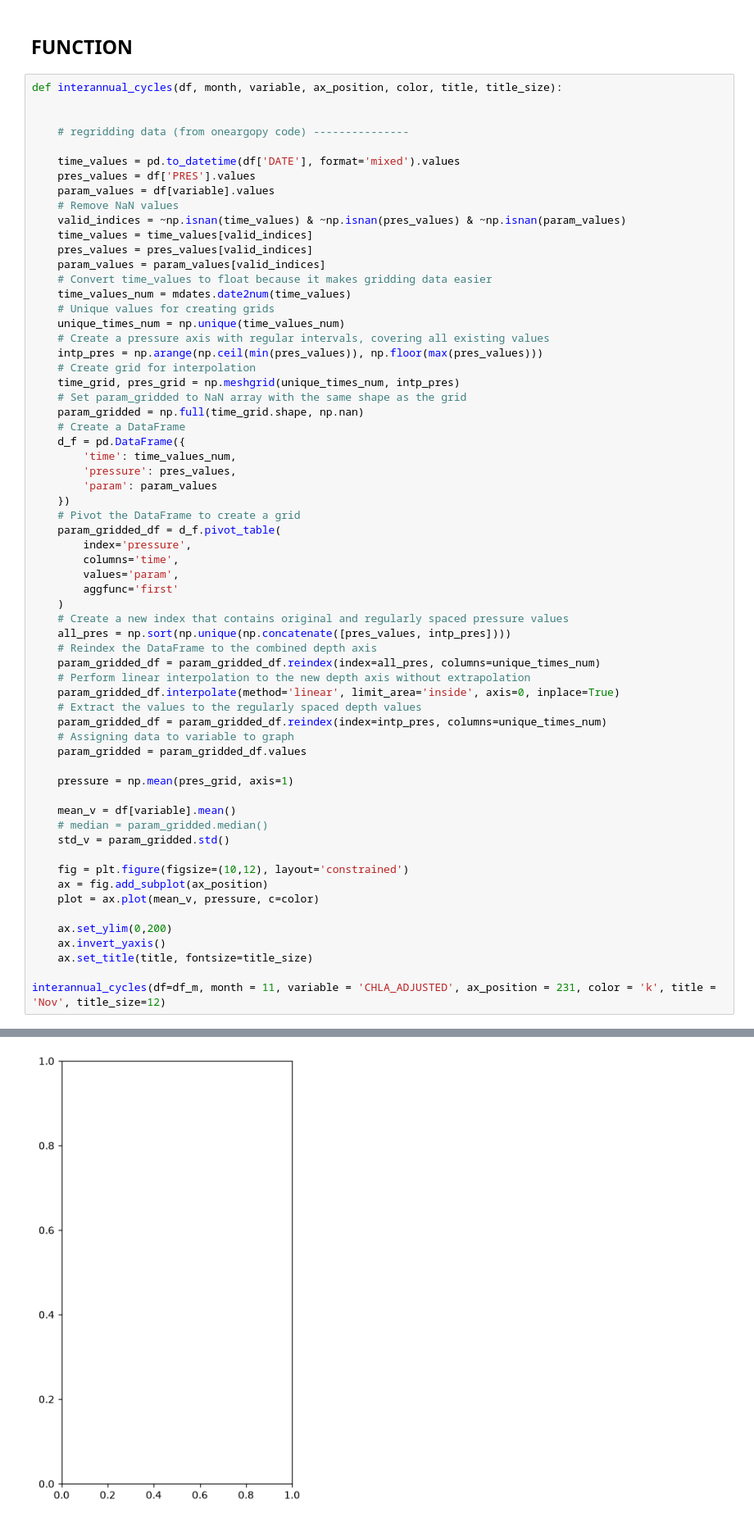
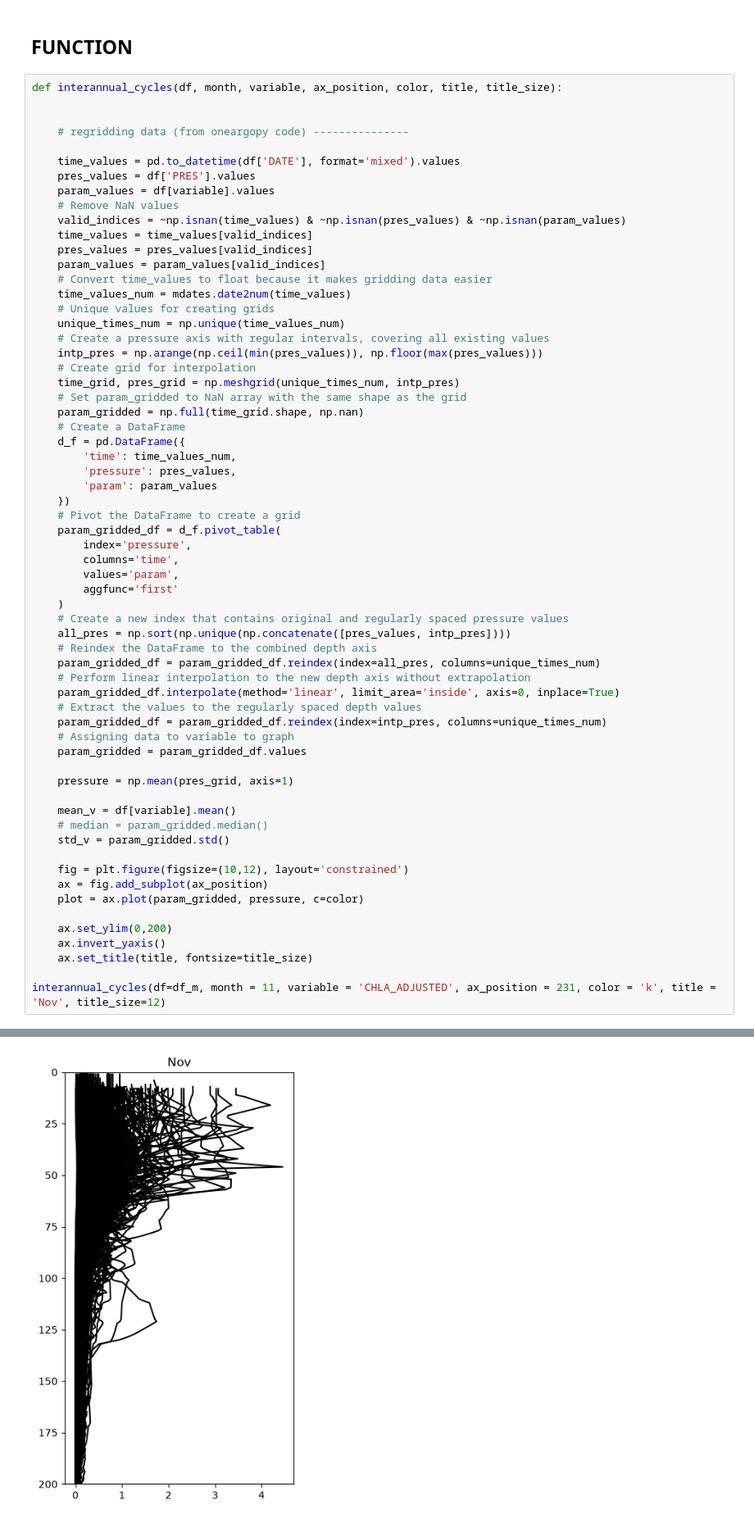
Before and after one commit to Lilah-Asalie/IBIS_Project, a Jupyter notebook: New_Subplots_ProMonths.ipynb, the cells around one changed output, grey strips where cells are left out. Shown at 82% size. Cells and saved outputs as stored; diff of their text form.

```diff
--- a/New_Subplots_ProMonths.ipynb
+++ b/New_Subplots_ProMonths.ipynb
@@ -189,7 +189,7 @@ def interannual_cycles(df, month, variable, ax_position, color, title, title_siz
 
     fig = plt.figure(figsize=(10,12), layout='constrained')
     ax = fig.add_subplot(ax_position)
-    plot = ax.plot(mean_v, pressure, c=color)
+    plot = ax.plot(param_gridded, pressure, c=color)
 
     ax.set_ylim(0,200)
     ax.invert_yaxis()
@@ -201 +200 @@ ValueError: x and y must have same first dimension, but have shapes (1,) and (20
-[figure, old version]
+[figure, new version]
```
Also changed, not shown: parts of 1 cell of this notebook.
